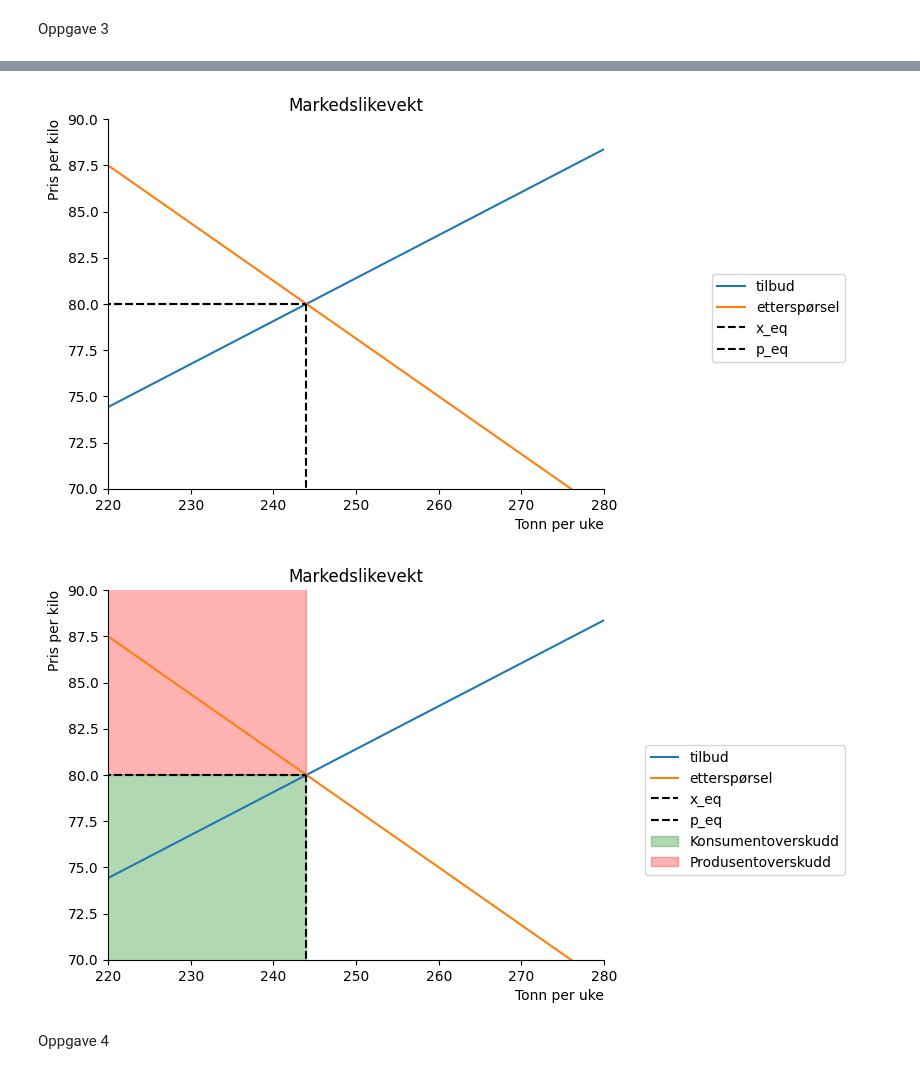
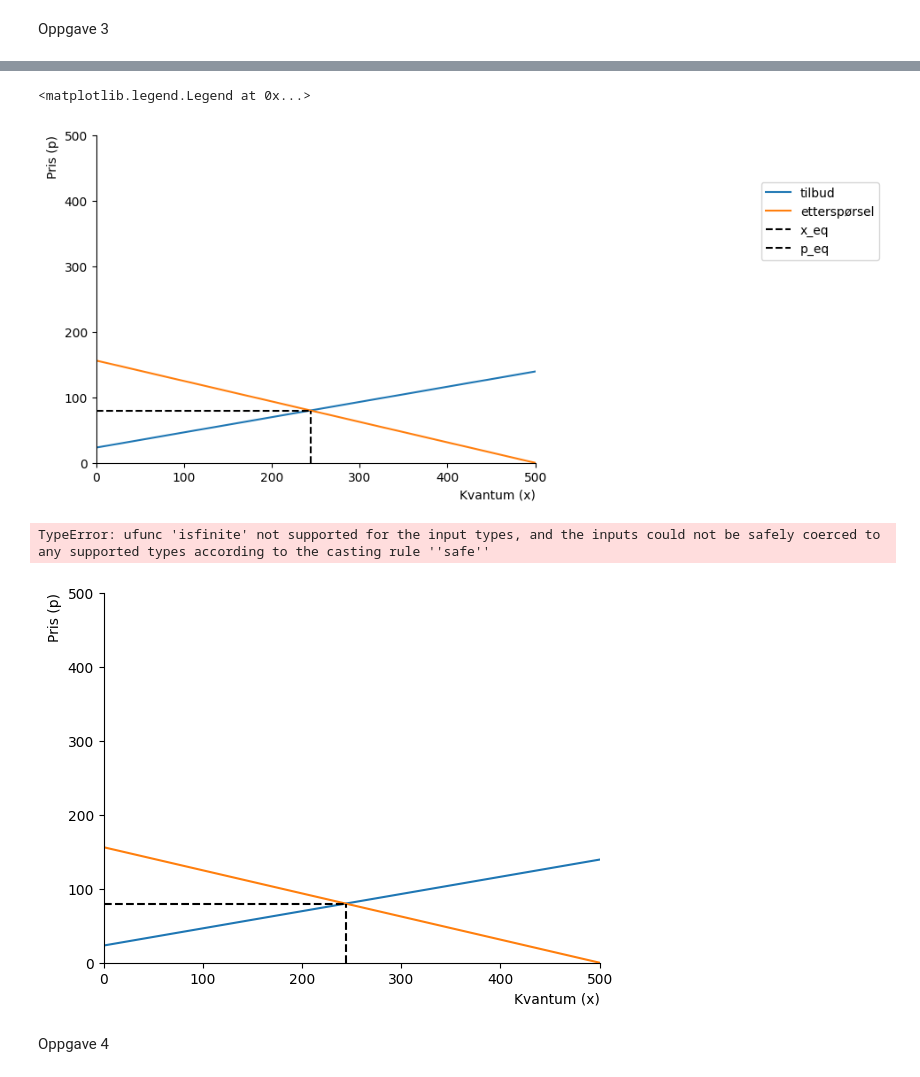
Before and after one commit to Einarness/SOK-1006, a Jupyter notebook: sok1006-notater_edit/arbeidskrav 3.ipynb, the cells around one changed output, grey strips where cells are left out. Cells and saved outputs as stored; diff of their text form; code cells hidden in the pictures.

```diff
--- a/sok1006-notater_edit/arbeidskrav 3.ipynb
+++ b/sok1006-notater_edit/arbeidskrav 3.ipynb
@@ -113,0 +76,4 @@ $\displaystyle 0.573333333333333 t + 80.0$
+# %%
+def p_eq(t):
+    return(0.573333333333333*t+80.0)
+p_eq(t)
@@ -116,2 +84,6 @@ display(sol_dict[x])
 # %% [output]
 $\displaystyle 244.0 - 1.83466666666667 t$
+# %%
+def x_eq(t):
+    return 244.0-1.83466666666667*t
+x_eq(t)
@@ -135,2 +114,28 @@ TypeError: Cannot convert expression to float
 # %% [markdown]
 Oppgave 3
+# %%
+#lag en akse som vi skal bruke flere ganger
+p_num = np.linspace(0.1,300,300)
+def create_ax():
+                fig, ax = plt.subplots()
+                ax.set_ylabel('Pris (p)', loc='top')
+                ax.set_xlabel('Kvantum (x)', loc='right')
+                ax.set(xlim=(0,500))
+                ax.set(ylim=(0,500))
+                ax.spines['top'].set_color('none')
+                ax.spines['right'].set_color('none')
+
+                return fig, ax
+
+fig, ax = create_ax()
+
+# plott funksjonen
+
+ax.plot(x_s(p_num, 0),p_num, label='tilbud')
+
+
+# tittel
+ax.set_title('Markedets tilbud')
+
+#vis navnene:
+ax.legend(loc='best',frameon=False);
@@ -137,20 +156,32 @@ Oppgave 3
 # %%
-q = np.linspace(0,x_eq,p_eq)
+fig, ax = create_ax()
 
-ax.vlines(x_eq,0,demand(x_eq), color='black',ls='dashed', label='x_eq')
-ax.hlines(p_eq,0,x_eq, color='black',ls='dashed', label='p_eq')
+ax.plot(x_s(p_num,0), p_num ,label='tilbud')
+ax.plot(x_d(p_num), p_num ,label='etterspørsel')
+
+
+ax.vlines(x_eq(0),0,p_eq(0), color='black',ls='dashed', label='x_eq')
+ax.hlines(p_eq(0),0,x_eq(0), color='black',ls='dashed', label='p_eq')
 ax.legend(bbox_to_anchor=(1.5,0.6))
-fig
 # %% [output]
+<matplotlib.legend.Legend at 0x...>
-[figure, old version]
+[figure, new version]
 # %%
-ax.fill_between(q,p_eq,demand(q), color = "green",alpha = 0.3,label='Konsumentoverskudd')
-ax.fill_between(q,supply(q),p_eq, color = "red",alpha = 0.3,label='Produsentoverskudd')
+fig, ax = create_ax()
 
+ax.plot(x_s(p_num,0), p_num ,label='tilbud')
+ax.plot(x_d(p_num), p_num ,label='etterspørsel')
+
+
+ax.vlines(x_eq(0),0,p_eq(0), color='black',ls='dashed', label='x_eq')
+ax.hlines(p_eq(0),0,x_eq(0), color='black',ls='dashed', label='p_eq')
+
+ax.fill_between(x_s(p_num,0),p_eq,x_eq(0), color = "green",alpha = 0.3,label='Konsumentoverskudd')
+ax.fill_between(x_d(p_num),p_num,p_eq(0), color = "red",alpha = 0.3,label='Produsentoverskudd')
 ax.legend(bbox_to_anchor=(1.5,0.6))
-fig
 # %% [output]
+TypeError: ufunc 'isfinite' not supported for the input types, and the inputs could not be safely coerced to any supported types according to the casting rule ''safe''
-[figure, old version]
+[figure, new version]
 # %%
 x,p,t=sp.symbols('x p t', real=True, positive=True)
 eq_supply = sp.Eq(supply(p,0), x)
```
Also changed, not shown: parts of 16 cells of this notebook.
